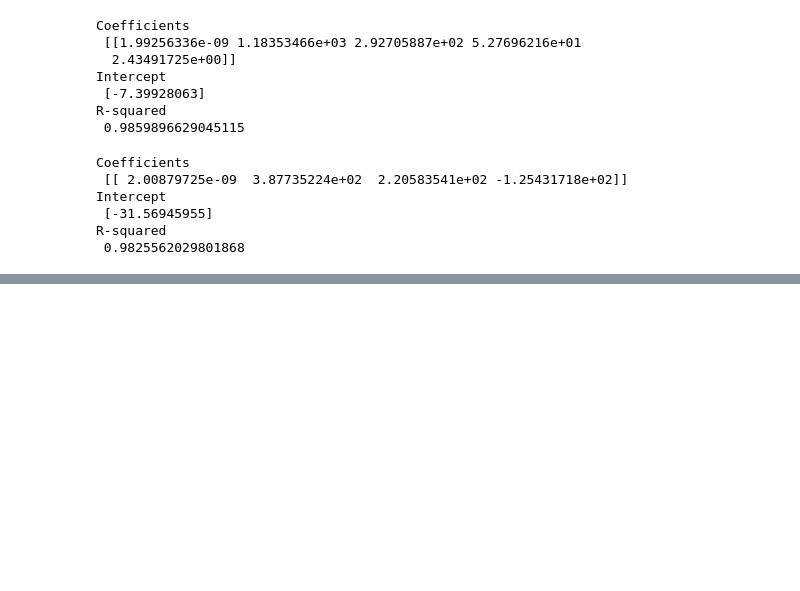
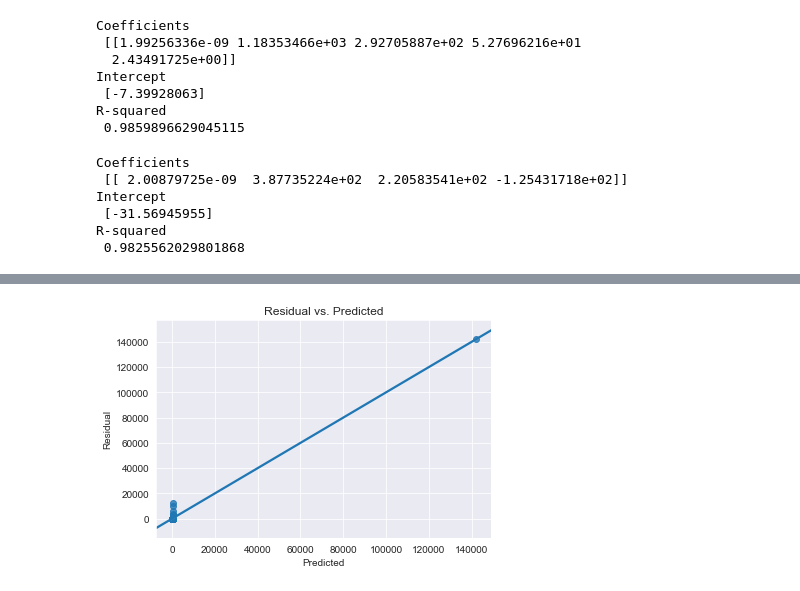
Before and after one commit to MitchellEwing/Drills, a Jupyter notebook: bootcamp/unit2/linearRegressionModel_CrimeNY.ipynb, the cells around one changed output, grey strips where cells are left out. Saved outputs shown, nothing was run; the diff lists cells and outputs as text; code cells hidden in the pictures; blank space fills up the shorter version.

```diff
--- a/bootcamp/unit2/linearRegressionModel_CrimeNY.ipynb
+++ b/bootcamp/unit2/linearRegressionModel_CrimeNY.ipynb
@@ -239,0 +264,8 @@ R-squared
+# %%
+sns.regplot(predicted, actual, ci=False)
+plt.xlabel('Predicted')
+plt.ylabel('Residual')
+plt.title('Residual vs. Predicted')
+plt.show()
+# %% [output]
+[figure, added]
```
Also changed, not shown: parts of 3 cells of this notebook.
